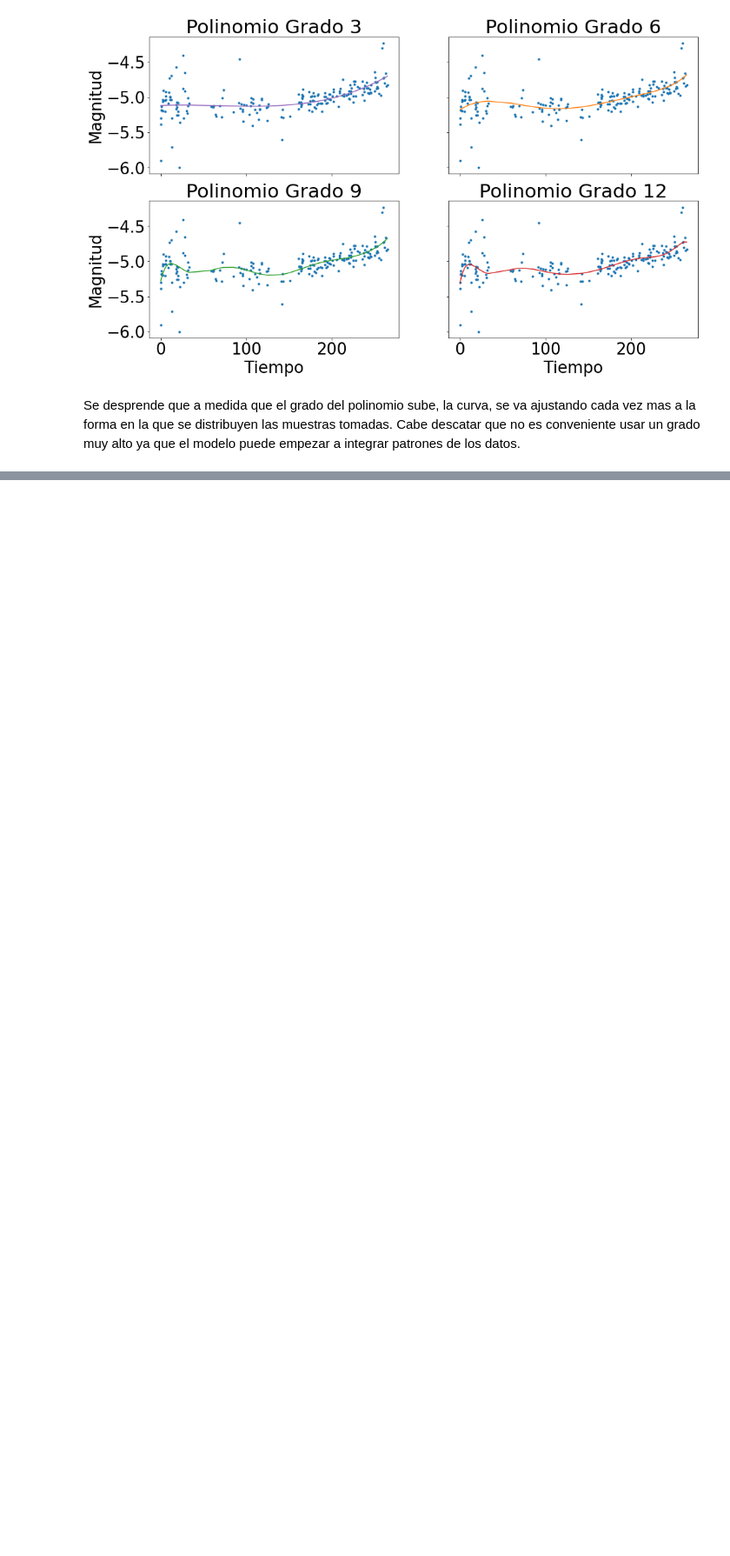
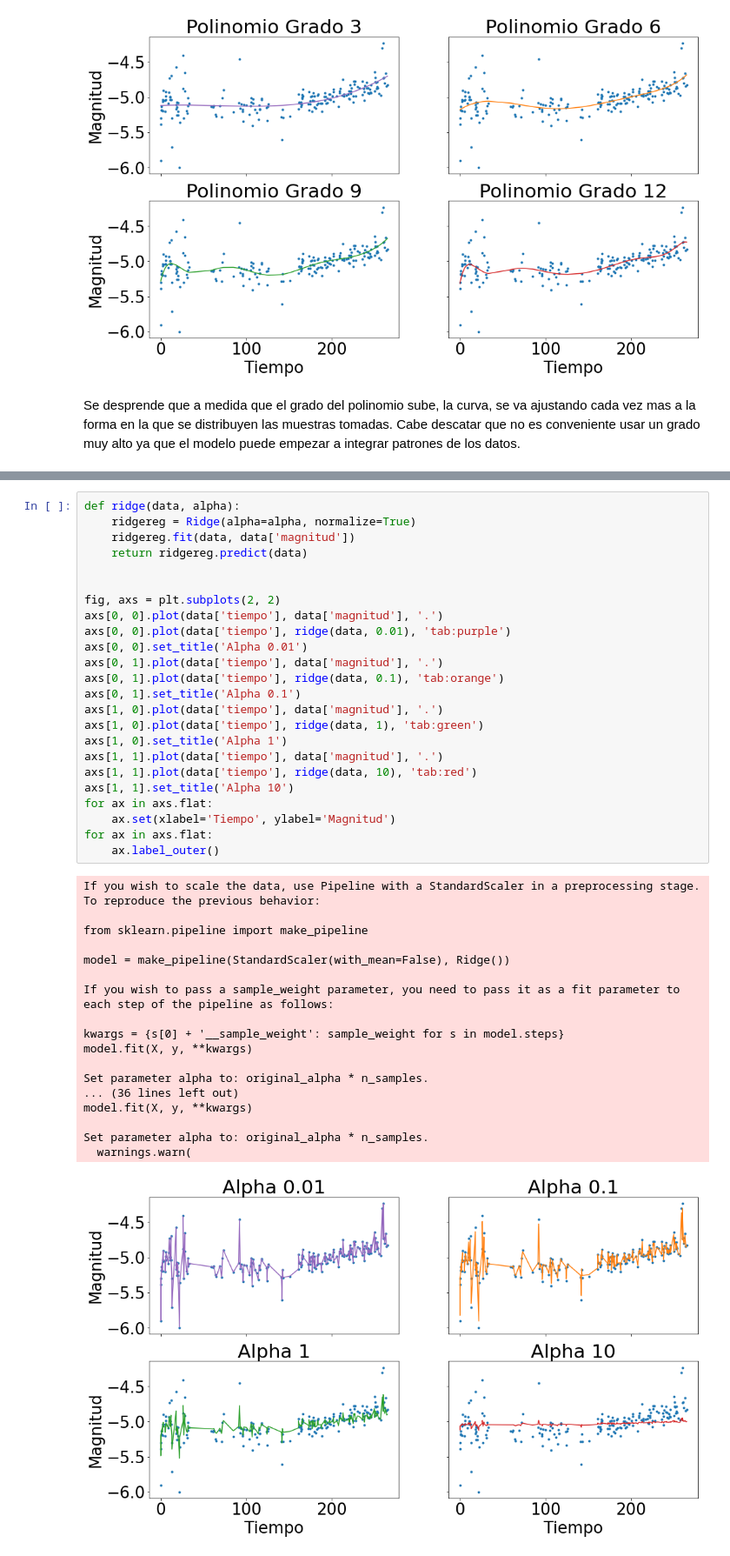
Before and after one commit to NicoRepo/Diplomado-UC, a Jupyter notebook: Modulo 3 - Machine Learning/MP2/MP2.ipynb, the cells around one changed output, grey strips where cells are left out. Shown at 87% size. Cells and saved outputs as stored; diff of their text form; blank space fills up the shorter version.

Commit message:
lasso ridge added

```diff
--- a/Modulo 3 - Machine Learning/MP2/MP2.ipynb
+++ b/Modulo 3 - Machine Learning/MP2/MP2.ipynb
@@ -142,0 +144,43 @@ Se desprende que a medida que el grado del polinomio sube, la curva, se va ajust
+# %%
+def ridge(data, alpha):
+    ridgereg = Ridge(alpha=alpha, normalize=True)
+    ridgereg.fit(data, data['magnitud'])
+    return ridgereg.predict(data)
+
+
+fig, axs = plt.subplots(2, 2)
+axs[0, 0].plot(data['tiempo'], data['magnitud'], '.')
+axs[0, 0].plot(data['tiempo'], ridge(data, 0.01), 'tab:purple')
+axs[0, 0].set_title('Alpha 0.01')
+axs[0, 1].plot(data['tiempo'], data['magnitud'], '.')
+axs[0, 1].plot(data['tiempo'], ridge(data, 0.1), 'tab:orange')
+axs[0, 1].set_title('Alpha 0.1')
+axs[1, 0].plot(data['tiempo'], data['magnitud'], '.')
+axs[1, 0].plot(data['tiempo'], ridge(data, 1), 'tab:green')
+axs[1, 0].set_title('Alpha 1')
+axs[1, 1].plot(data['tiempo'], data['magnitud'], '.')
+axs[1, 1].plot(data['tiempo'], ridge(data, 10), 'tab:red')
+axs[1, 1].set_title('Alpha 10')
+for ax in axs.flat:
+    ax.set(xlabel='Tiempo', ylabel='Magnitud')
+for ax in axs.flat:
+    ax.label_outer()
+# %% [output]
+If you wish to scale the data, use Pipeline with a StandardScaler in a preprocessing stage. To reproduce the previous behavior:
+
+from sklearn.pipeline import make_pipeline
+
+model = make_pipeline(StandardScaler(with_mean=False), Ridge())
+
+If you wish to pass a sample_weight parameter, you need to pass it as a fit parameter to each step of the pipeline as follows:
+
+kwargs = {s[0] + '__sample_weight': sample_weight for s in model.steps}
+model.fit(X, y, **kwargs)
+
+Set parameter alpha to: original_alpha * n_samples.
+... (36 lines left out)
+model.fit(X, y, **kwargs)
+
+Set parameter alpha to: original_alpha * n_samples.
+  warnings.warn(
+[figure, added]
```
Also changed, not shown: parts of 9 cells of this notebook.
